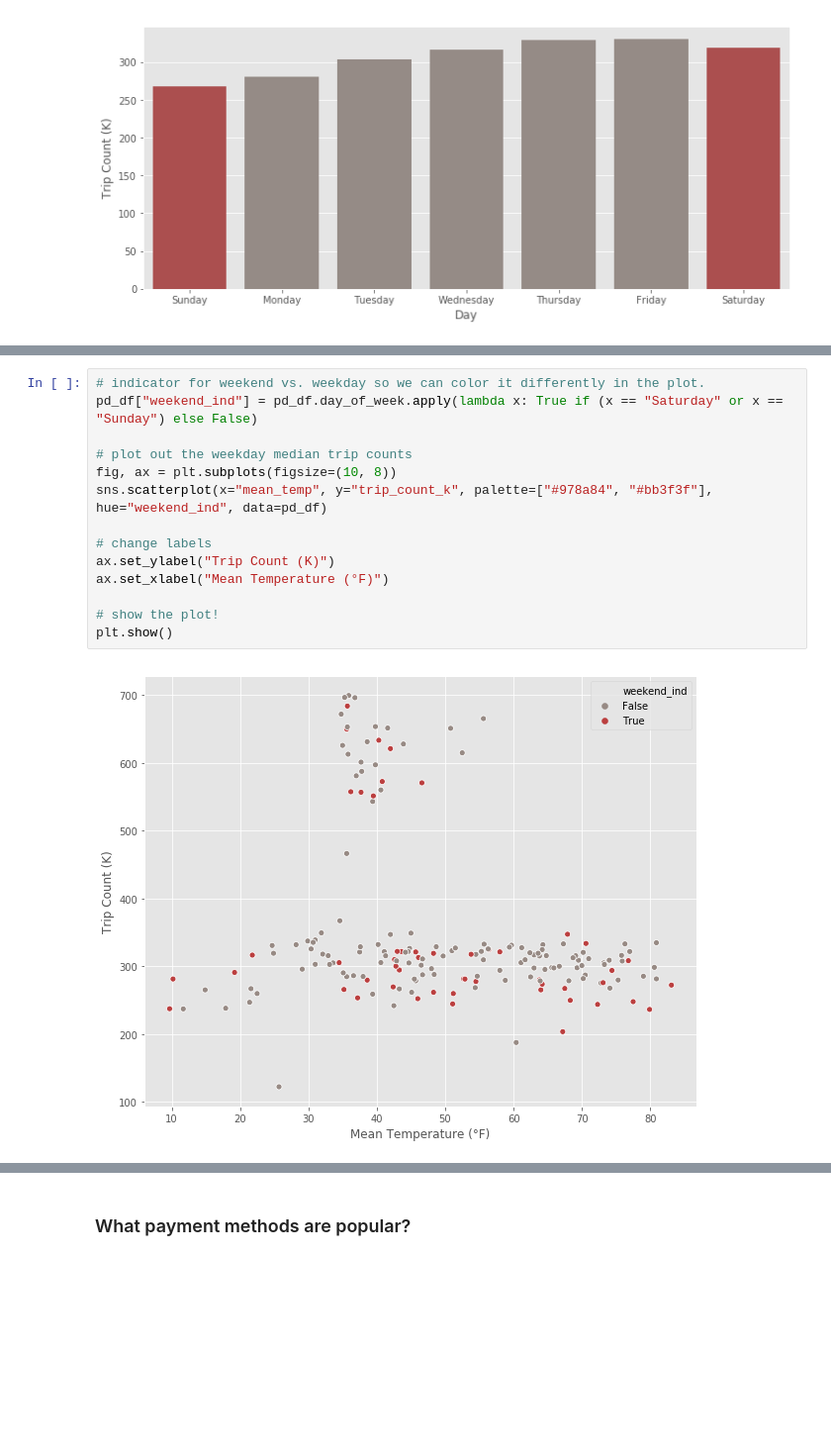
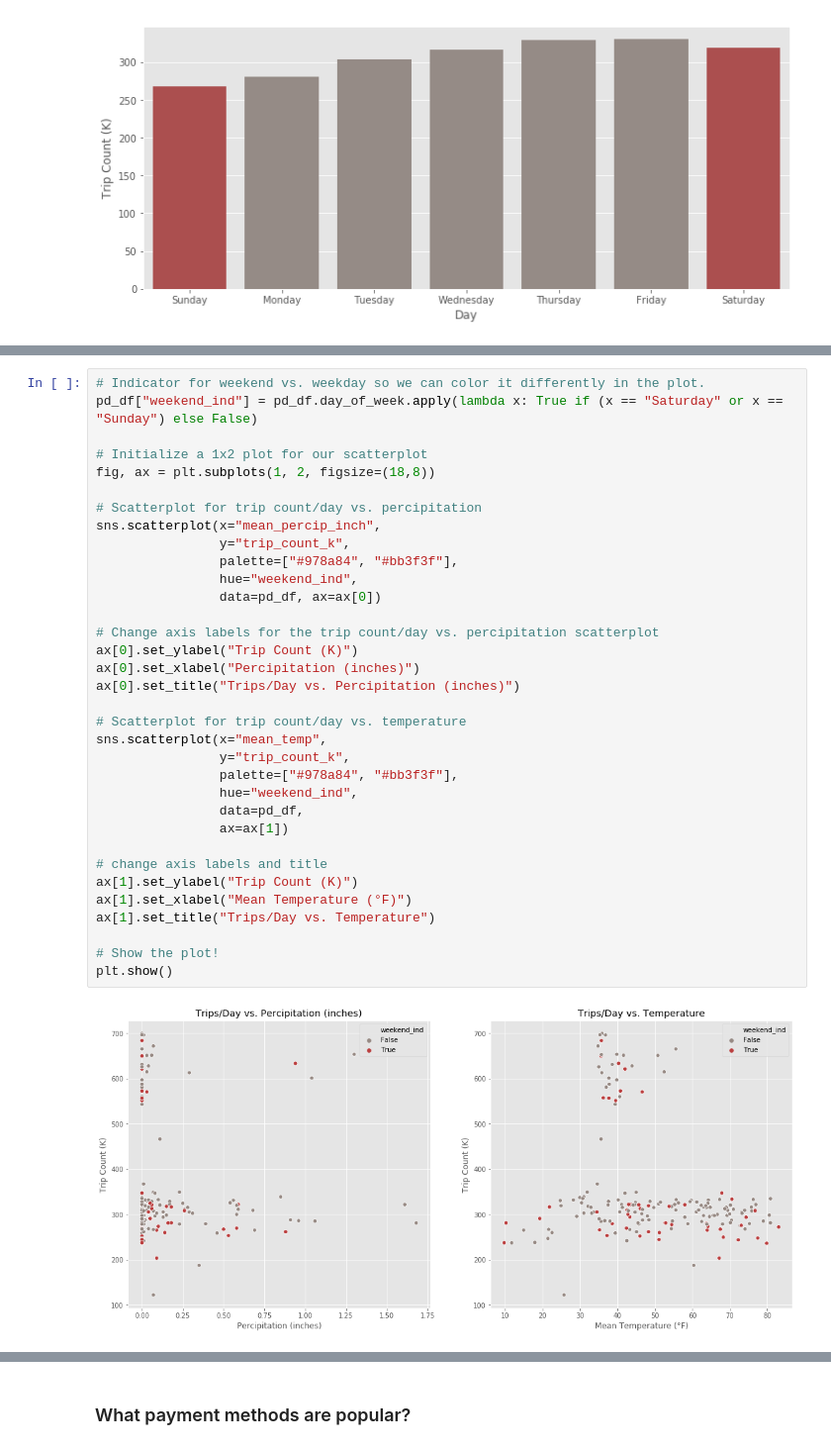
Before and after one commit to Alpha-1787/PySpark-NYC-Taxi-Trips-Analysis, a Jupyter notebook: nyc_taxi_trip_analysis.ipynb, the cells around one changed output, grey strips where cells are left out. Shown at 99% size. Cells and saved outputs as stored; diff of their text form; blank space fills up the shorter version.

```diff
--- a/nyc_taxi_trip_analysis.ipynb
+++ b/nyc_taxi_trip_analysis.ipynb
@@ -388,16 +418,36 @@ print(f"... completed job in {time.time() - start} seconds")
 # %%
-# indicator for weekend vs. weekday so we can color it differently in the plot.
+# Indicator for weekend vs. weekday so we can color it differently in the plot.
 pd_df["weekend_ind"] = pd_df.day_of_week.apply(lambda x: True if (x == "Saturday" or x == "Sunday") else False)
 
-# plot out the weekday median trip counts
-fig, ax = plt.subplots(figsize=(10, 8))
-sns.scatterplot(x="mean_temp", y="trip_count_k", palette=["#978a84", "#bb3f3f"], hue="weekend_ind", data=pd_df)
+# Initialize a 1x2 plot for our scatterplot
+fig, ax = plt.subplots(1, 2, figsize=(18,8))
 
-# change labels
-ax.set_ylabel("Trip Count (K)")
-ax.set_xlabel("Mean Temperature (°F)")
+# Scatterplot for trip count/day vs. percipitation
+sns.scatterplot(x="mean_percip_inch",
+                y="trip_count_k",
+                palette=["#978a84", "#bb3f3f"],
+                hue="weekend_ind",
+                data=pd_df, ax=ax[0])
 
-# show the plot!
+# Change axis labels for the trip count/day vs. percipitation scatterplot
+ax[0].set_ylabel("Trip Count (K)")
+ax[0].set_xlabel("Percipitation (inches)")
+ax[0].set_title("Trips/Day vs. Percipitation (inches)")
+
+# Scatterplot for trip count/day vs. temperature
+sns.scatterplot(x="mean_temp",
+                y="trip_count_k",
+                palette=["#978a84", "#bb3f3f"],
+                hue="weekend_ind",
+                data=pd_df,
+                ax=ax[1])
+
+# change axis labels and title
+ax[1].set_ylabel("Trip Count (K)")
+ax[1].set_xlabel("Mean Temperature (°F)")
+ax[1].set_title("Trips/Day vs. Temperature")
+
+# Show the plot!
 plt.show()
 # %% [output]
-[figure, old version]
+[figure, new version]
```
Also changed, not shown: parts of 16 cells of this notebook.
